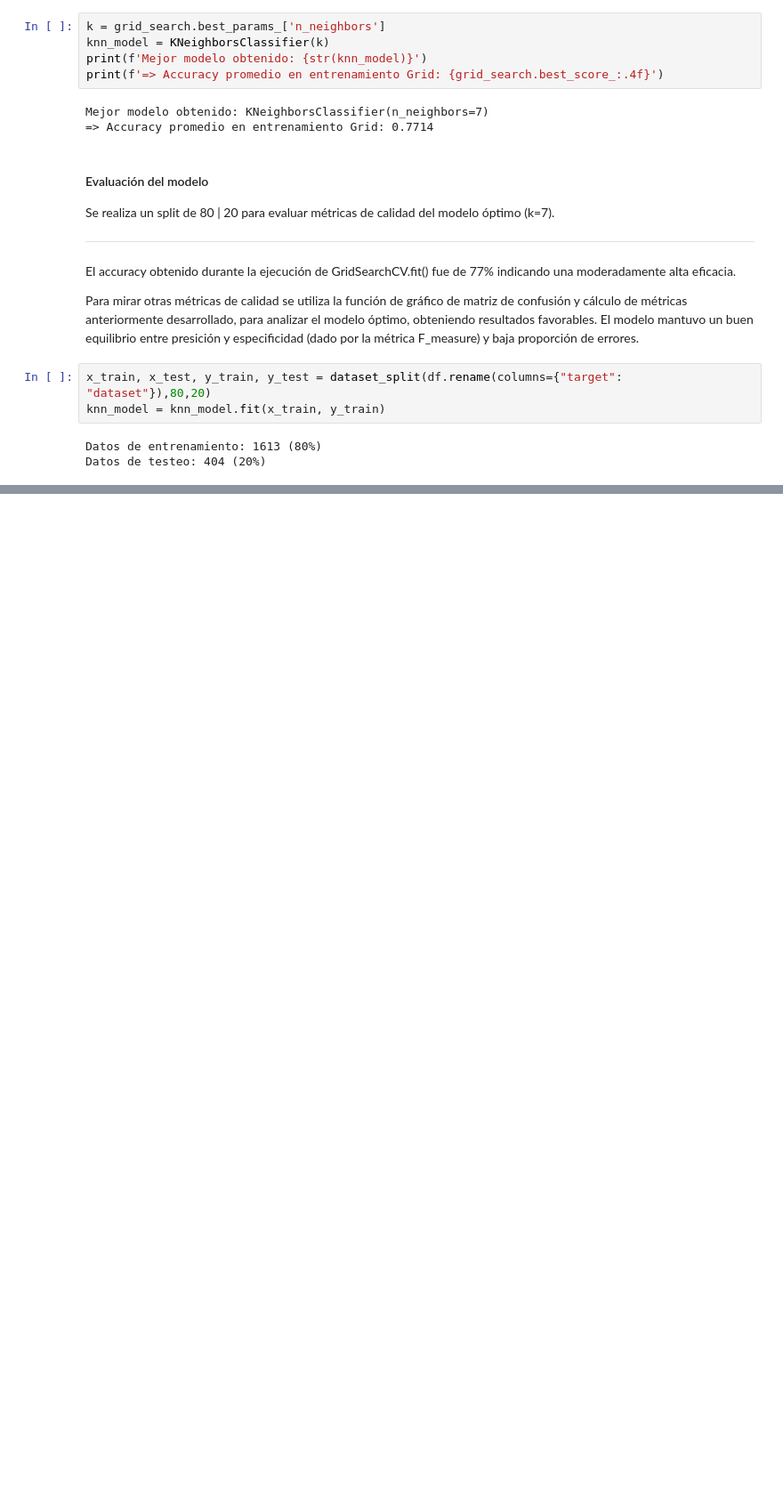
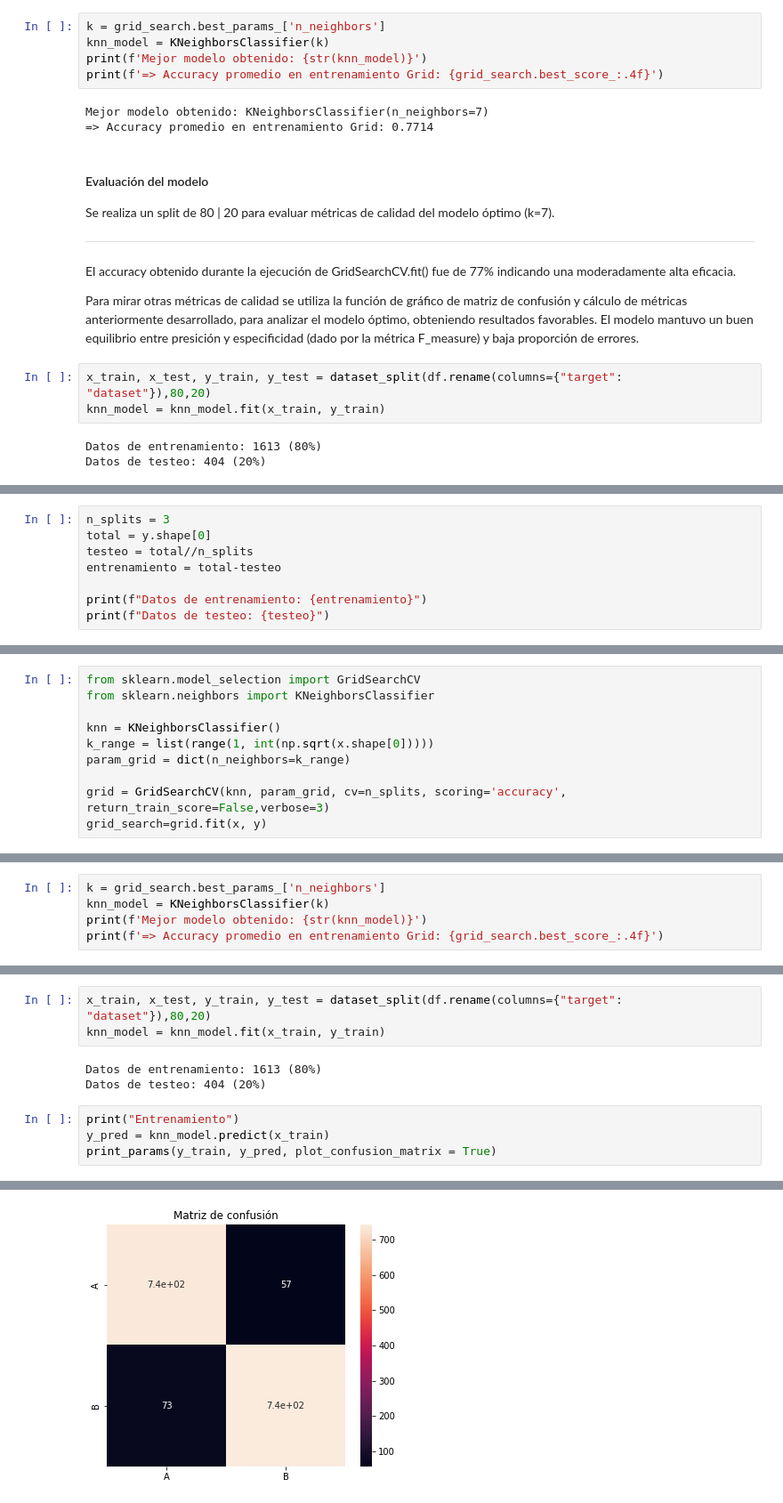
Before and after one commit to saavedramarcosdavid/Aprendizaje-de-Maquina, a Jupyter notebook: Clase3/Clase_3_Clasificación_no_paramétrica.ipynb, the cells around one changed output, grey strips where cells are left out. Shown at 89% size. Cells and saved outputs as stored; diff of their text form; blank space fills up the shorter version.

```diff
--- a/Clase3/Clase_3_Clasificación_no_paramétrica.ipynb
+++ b/Clase3/Clase_3_Clasificación_no_paramétrica.ipynb
@@ -1173,0 +1191,8 @@ Indice de Jaccard: 0.7167
+# %%
+n_splits = 3
+total = y.shape[0]
+testeo = total//n_splits
+entrenamiento = total-testeo
+
+print(f"Datos de entrenamiento: {entrenamiento}")
+print(f"Datos de testeo: {testeo}")
@@ -1173,0 +1202,10 @@ Indice de Jaccard: 0.7167
+# %%
+from sklearn.model_selection import GridSearchCV
+from sklearn.neighbors import KNeighborsClassifier
+
+knn = KNeighborsClassifier()
+k_range = list(range(1, int(np.sqrt(x.shape[0]))))
+param_grid = dict(n_neighbors=k_range)
+
+grid = GridSearchCV(knn, param_grid, cv=n_splits, scoring='accuracy', return_train_score=False,verbose=3)
+grid_search=grid.fit(x, y)
@@ -1173,0 +1230,5 @@ Indice de Jaccard: 0.7167
+# %%
+k = grid_search.best_params_['n_neighbors']
+knn_model = KNeighborsClassifier(k)
+print(f'Mejor modelo obtenido: {str(knn_model)}')
+print(f'=> Accuracy promedio en entrenamiento Grid: {grid_search.best_score_:.4f}')
@@ -1173,0 +1247,11 @@ Indice de Jaccard: 0.7167
+# %%
+x_train, x_test, y_train, y_test = dataset_split(df.rename(columns={"target": "dataset"}),80,20)
+knn_model = knn_model.fit(x_train, y_train)
+# %% [output]
+Datos de entrenamiento: 1613 (80%)
+Datos de testeo: 404 (20%)
+# %%
+print("Entrenamiento")
+y_pred = knn_model.predict(x_train)
+print_params(y_train, y_pred, plot_confusion_matrix = True)
+# %% [output]
@@ -1173,0 +1270 @@ Indice de Jaccard: 0.7167
+[figure, added]
```
Also changed, not shown: parts of 14 cells of this notebook.
